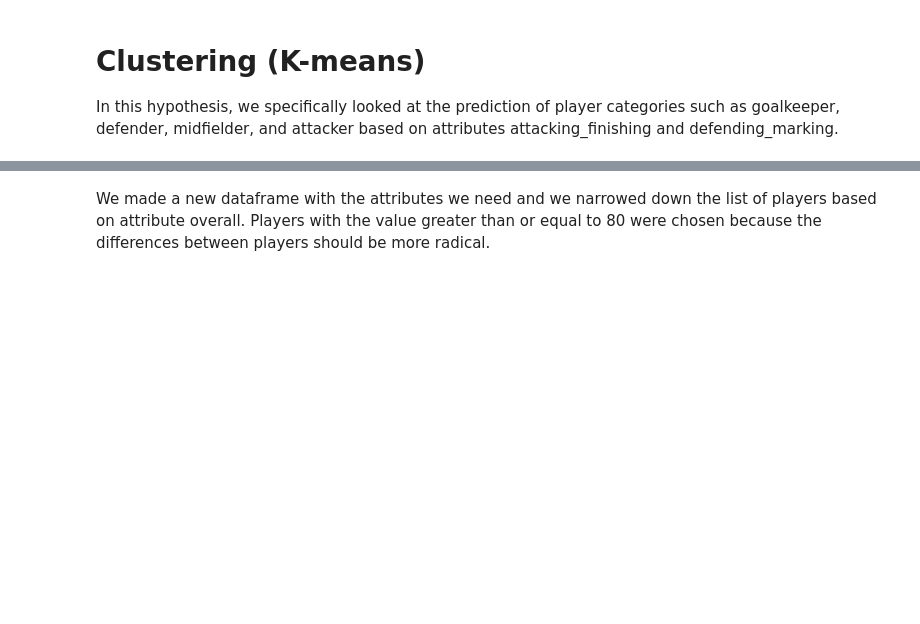
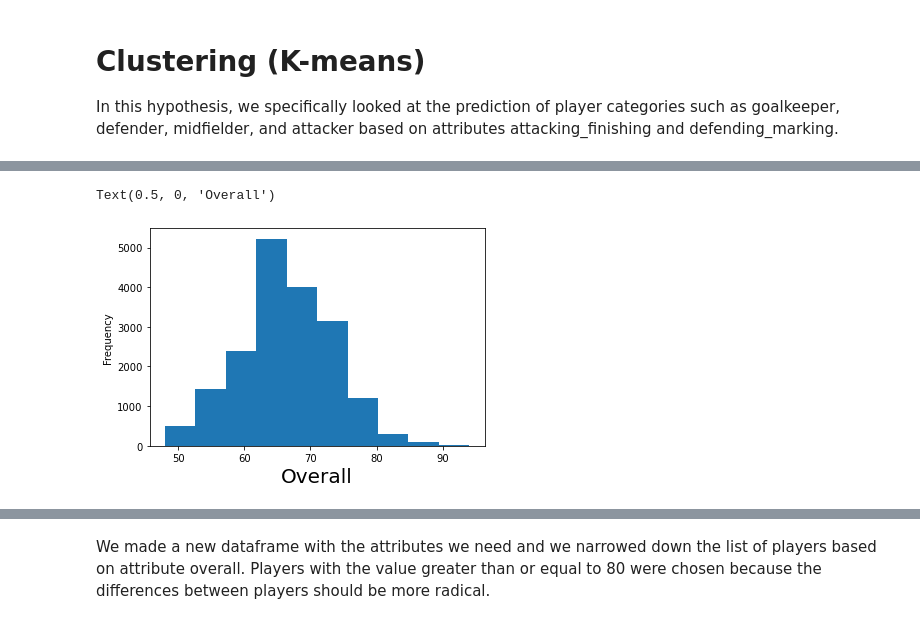
Before and after one commit to Patrik47/oznal, a Jupyter notebook: clustering.ipynb, the cells around one changed output, grey strips where cells are left out. Cells and saved outputs as stored; diff of their text form; code cells hidden in the pictures; blank space fills up the shorter version.

```diff
--- a/clustering.ipynb
+++ b/clustering.ipynb
@@ -16,0 +44,5 @@ In this hypothesis, we specifically looked at the prediction of player categorie
+# %%
+fifa_20_players.overall.plot.hist(bins=10).set_xlabel('Overall',fontsize=20)
+# %% [output]
+Text(0.5, 0, 'Overall')
+[figure, added]
```
Also changed, not shown: parts of 6 cells of this notebook, 2 other files.
